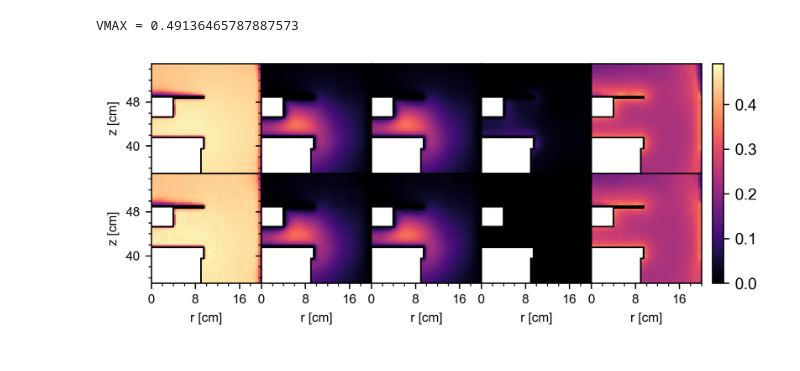
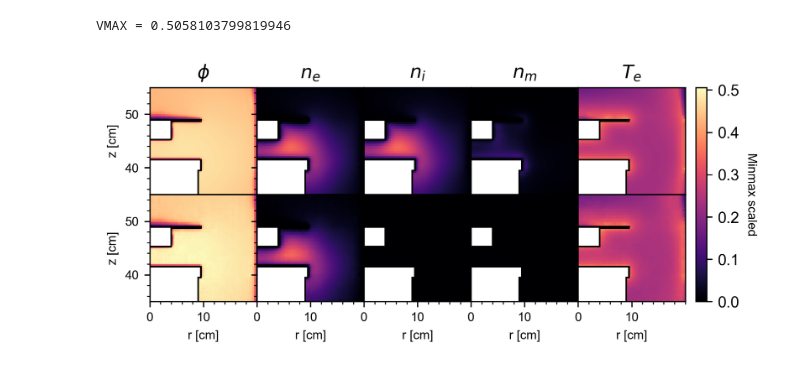
Before and after one commit to jarltc/2d-discharge-nn, a Jupyter notebook: torch/view_comparison.ipynb, the cells around one changed output. Drawn from its saved outputs; the diff is of its cells as text; code cells hidden in the pictures.

```diff
--- a/torch/view_comparison.ipynb
+++ b/torch/view_comparison.ipynb
@@ -16,11 +16,16 @@ import torch.nn as nn
 from autoencoder_classes import A64_6
 from image_data_helpers import get_data
 from plot import draw_apparatus
+# %%
+resolution = 64
+model_folder = Path('/Users/jarl/2d-discharge-nn/created_models/autoencoder/64x64/test')
+model_dir = model_folder/model_folder.stem
 # %%
 # modified plotting function
 
 def plot_comparison_ae(reference: np.ndarray, prediction: torch.tensor, model:nn.Module,
-                       out_dir=None, is_square=False, mode='reconstructing', resolution=32):
+                       out_dir=None, is_square=False, mode='reconstructing', resolution=32,
+                       cbar='magma'):
     """Create plot comparing the reference data with its autoencoder reconstruction.
 
     Args:
@@ -71,26 +76,32 @@ def plot_comparison_ae(reference: np.ndarray, prediction: torch.tensor, model:nn
         if i <= 4:
             j = i
             org = ax.imshow(reference[0, i, :, :], origin='lower', extent=extent, aspect='equal',
-                            vmin=vmin, vmax=vmax, cmap='magma')
+                            vmin=vmin, vmax=vmax, cmap=cbar)
             draw_apparatus(ax)
             ax.set_ylabel('z [cm]', fontsize=8)
         else:
             j = i-5
             rec = ax.imshow(reconstruction[0, i-5, :, :], origin='lower', extent=extent, aspect='equal',
-                            vmin=vmin, vmax=vmax, cmap='magma')
+                            vmin=vmin, vmax=vmax, cmap=cbar)
             draw_apparatus(ax)
             ax.set_ylabel('z [cm]', fontsize=8)
             ax.set_xlabel('r [cm]', fontsize=8)
 
-    grid.cbar_axes[0].colorbar(rec)
+    cb = grid.cbar_axes[0].colorbar(rec)
+    cb.set_label('Minmax scaled', rotation=270, fontsize=8, va='bottom', ha='center')
+
+    columns = ['$\phi$', '$n_e$', '$n_i$', '$n_m$', '$T_e$']
 
     # set font sizes and tick stuff
-    for ax in grid:
-        ax.xaxis.set_major_locator(ticker.MaxNLocator(3))
+    for i, ax in enumerate(grid):
+        if i <= 4:
+            ax.set_title(columns[i%5])
+        ax.xaxis.set_major_locator(ticker.MaxNLocator(3, steps=[10], prune='upper'))
         ax.xaxis.set_minor_locator(ticker.MultipleLocator(2))
 
-        ax.yaxis.set_major_locator(ticker.MaxNLocator(3))
+        ax.yaxis.set_major_locator(ticker.MultipleLocator(10))
         ax.yaxis.set_minor_locator(ticker.MultipleLocator(2))
+
         ax.tick_params(axis='both', labelsize=8)
 
     if out_dir is not None:
@@ -107,7 +170,8 @@ resolution = 64
 device = torch.device('mps' if torch.backends.mps.is_available()
                         else 'cpu')
 model = A64_6().to(device)
-model.load_state_dict(torch.load(data_dir/'synthetic_test'))
+# model.load_state_dict(torch.load(data_dir/'synthetic_test'))
+model.load_state_dict(torch.load(model_dir))
 model.eval()
 # %% [output]
 A64_6(
@@ -133,11 +197,12 @@ _, test_res = get_data((300, 60),
                         resolution=resolution,
                         square=True)
 # %%
+%matplotlib inline
 with torch.no_grad():
         encoded = model.encoder(torch.tensor(test_res, device=device, dtype=torch.float32))
         decoded = model.decoder(encoded).cpu().numpy()
 
-fig, _ = plot_comparison_ae(test_res, encoded, model, is_square=True, resolution=64)
+fig, _ = plot_comparison_ae(test_res, encoded, model, is_square=True, resolution=64, out_dir=model_folder)
 # %% [output]
-VMAX = 0.49136465787887573
+VMAX = 0.5058103799819946
-[figure, old version]
+[figure, new version]
```
Also changed, not shown: parts of 10 cells of this notebook.
